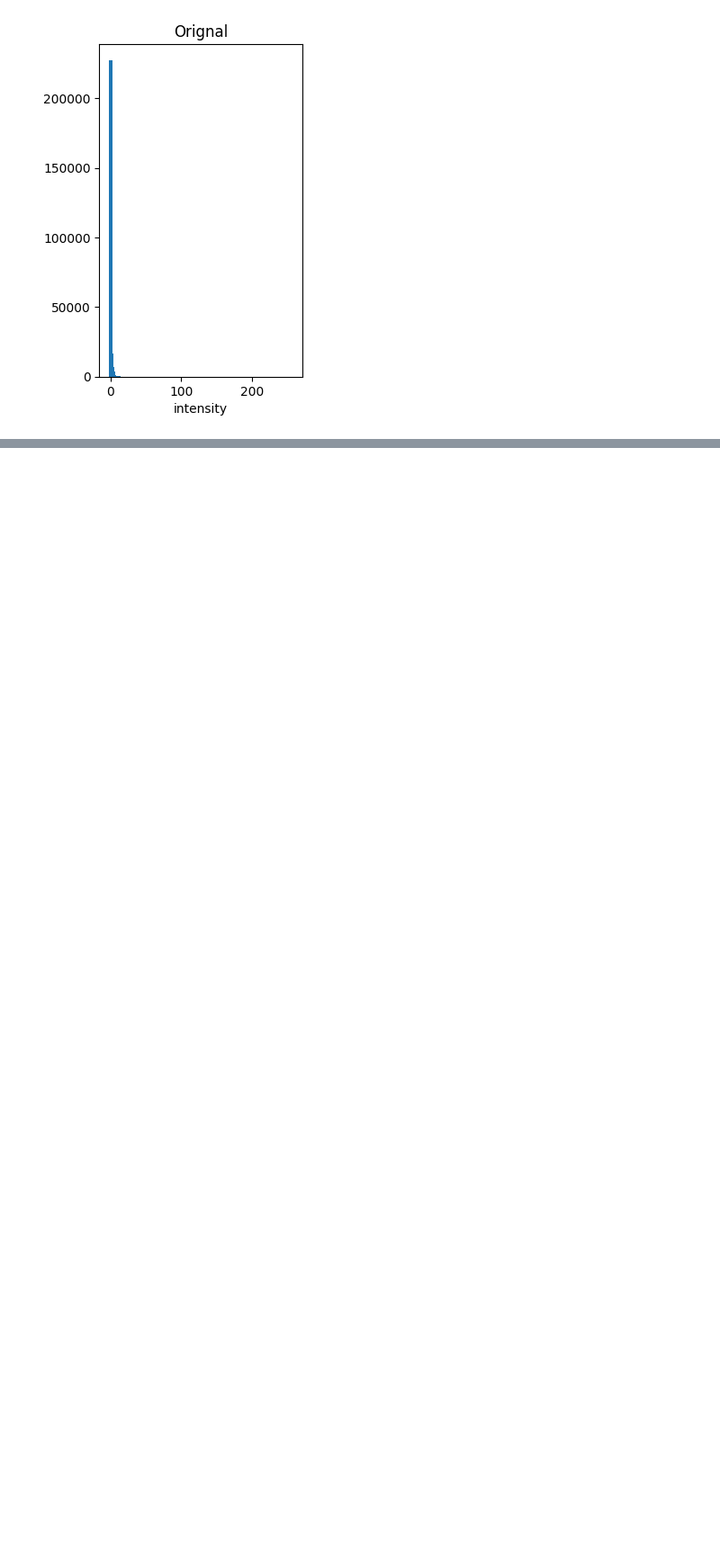
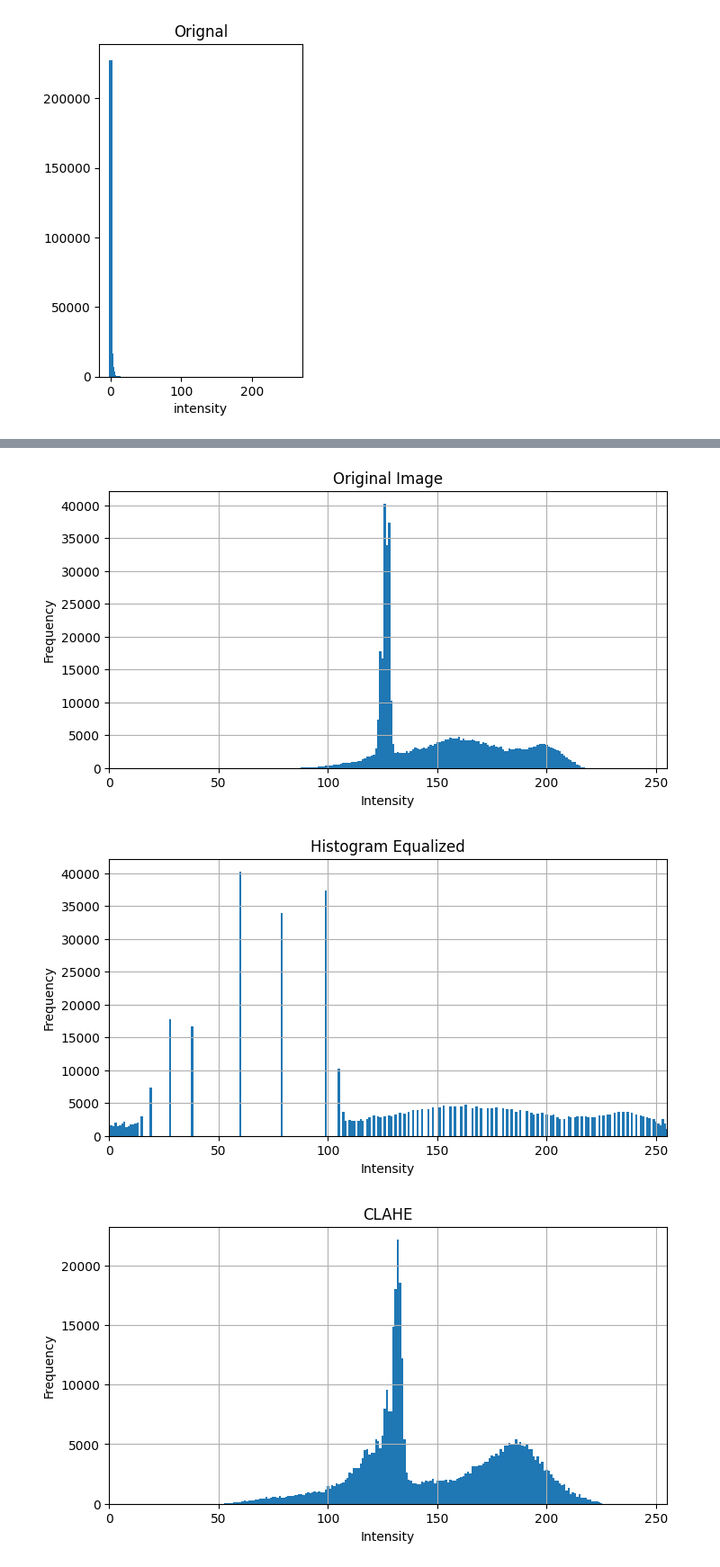
Before and after one commit to adityagupta-apg/knitsmart, a Jupyter notebook: practice.ipynb, the cells around one changed output, grey strips where cells are left out. Shown at 90% size. Drawn from its saved outputs; the diff is of its cells as text; code cells hidden in the pictures; blank space fills up the shorter version.

```diff
--- a/practice.ipynb
+++ b/practice.ipynb
@@ -544,0 +615,56 @@ cv.destroyAllWindows()
+# %%
+import cv2 as cv
+import numpy as np
+import matplotlib.pyplot as plt
+import os
+
+def plot_histogram(image, title):
+    hist = cv.calcHist([image], [0], None, [256], [0, 256])
+    plt.figure(figsize=(8, 4))
+    plt.bar(np.arange(256), hist[:, 0], width=1)
+    plt.title(title)
+    plt.xlabel('Intensity')
+    plt.ylabel('Frequency')
+    plt.xlim([0, 255])
+    plt.grid(True)
+    plt.show()
+
+# Load image in grayscale
+image_path = os.path.join('Minor_default', '4.jpg')
+image = cv.imread(image_path, cv.IMREAD_GRAYSCALE)
+
+# Original image
+cv.imshow('Original Image', image)
+plot_histogram(image, 'Original Image')
+
+# Method 1: Histogram Equalization
+hist_eq = cv.equalizeHist(image)
+cv.imshow('Histogram Equalized', hist_eq)
+plot_histogram(hist_eq, 'Histogram Equalized')
+
+# Method 2: CLAHE
+clahe = cv.createCLAHE(clipLimit=1.7, tileGridSize=(8, 8))
+clahe_img = clahe.apply(image)
+cv.imshow('CLAHE', clahe_img)
+plot_histogram(clahe_img, 'CLAHE')
+
+# Method 3: Adjusting Brightness and Contrast
+alpha = 1.5  # Simple contrast control (1.0-3.0)
+beta = 50    # Simple brightness control (0-100)
+bright_contrast = cv.convertScaleAbs(image, alpha=alpha, beta=beta)
+cv.imshow('Brightness and Contrast Adjusted', bright_contrast)
+plot_histogram(bright_contrast, 'Brightness and Contrast Adjusted')
+
+# Method 4: Gamma Correction
+gamma = 1.5  # Gamma > 1 will brighten the image, Gamma < 1 will darken the image
+look_up_table = np.array([((i / 255.0) ** (1.0 / gamma)) * 255 for i in np.arange(0, 256)]).astype('uint8')
+gamma_corrected = cv.LUT(image, look_up_table)
+cv.imshow('Gamma Corrected', gamma_corrected)
+plot_histogram(gamma_corrected, 'Gamma Corrected')
+
+cv.waitKey(0)
+cv.destroyAllWindows()
+# %% [output]
+[figure, added]
+[figure, added]
+[figure, added]
```
Also changed, not shown: parts of 18 cells of this notebook.
